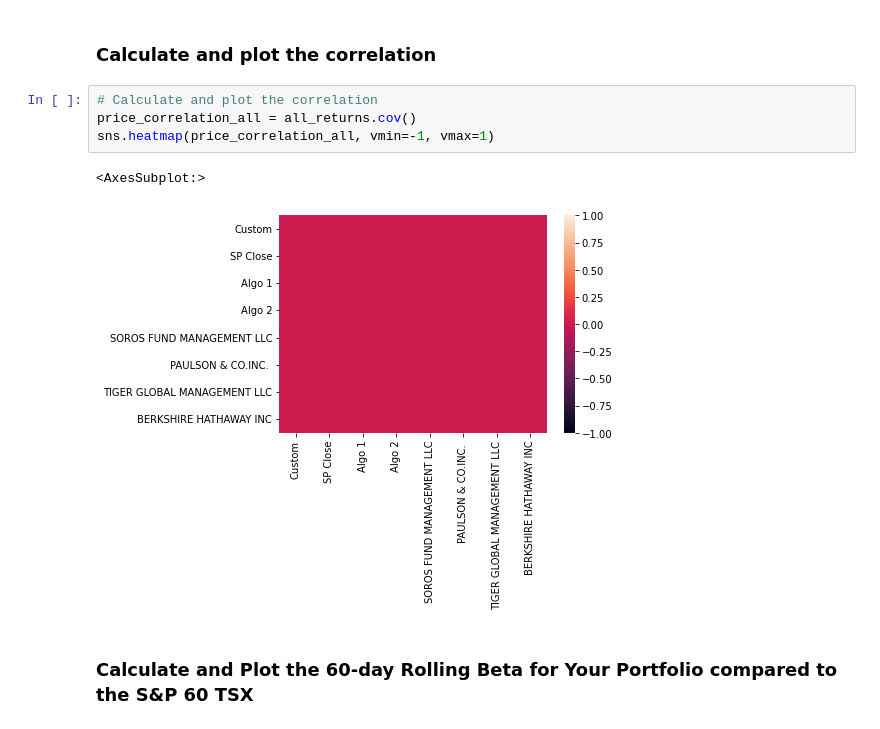
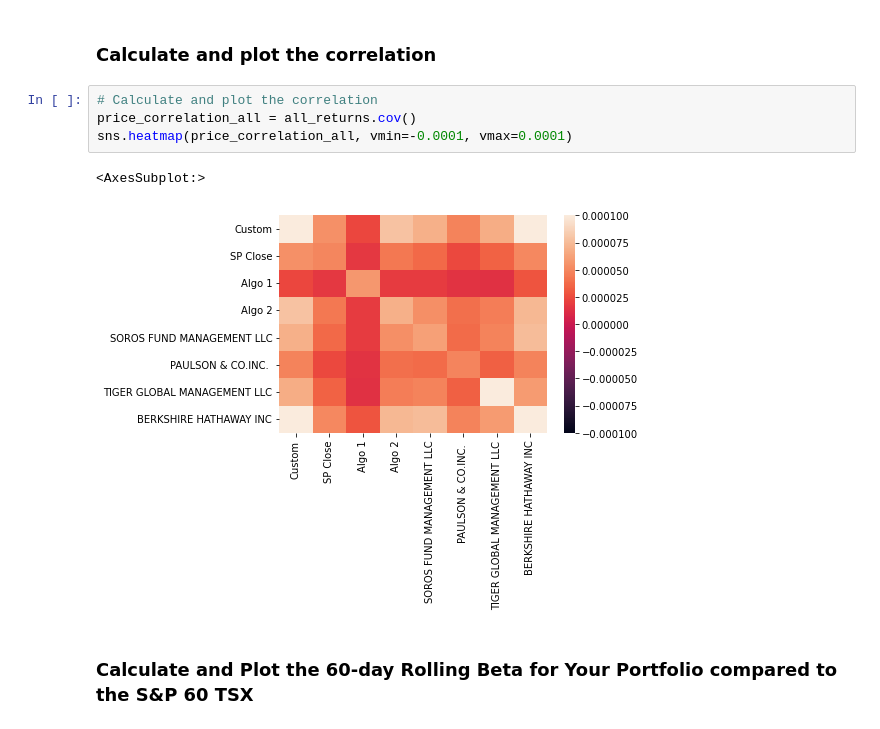
Before and after one commit to SamRoberts995/Pandas_homework, a Jupyter notebook: whale_analysis.ipynb, the cells around one changed output. Cells and saved outputs as stored; diff of their text form.

```diff
--- a/whale_analysis.ipynb
+++ b/whale_analysis.ipynb
@@ -661,10 +661,10 @@ all_rolling_std.plot(figsize=(20,10))
 # %%
 # Calculate and plot the correlation
 price_correlation_all = all_returns.cov()
-sns.heatmap(price_correlation_all, vmin=-1, vmax=1)
+sns.heatmap(price_correlation_all, vmin=-0.0001, vmax=0.0001)
 # %% [output]
 <AxesSubplot:>
-[figure, old version]
+[figure, new version]
 # %% [markdown]
 ### Calculate and Plot the 60-day Rolling Beta for Your Portfolio compared to the S&P 60 TSX
 # %%
```
